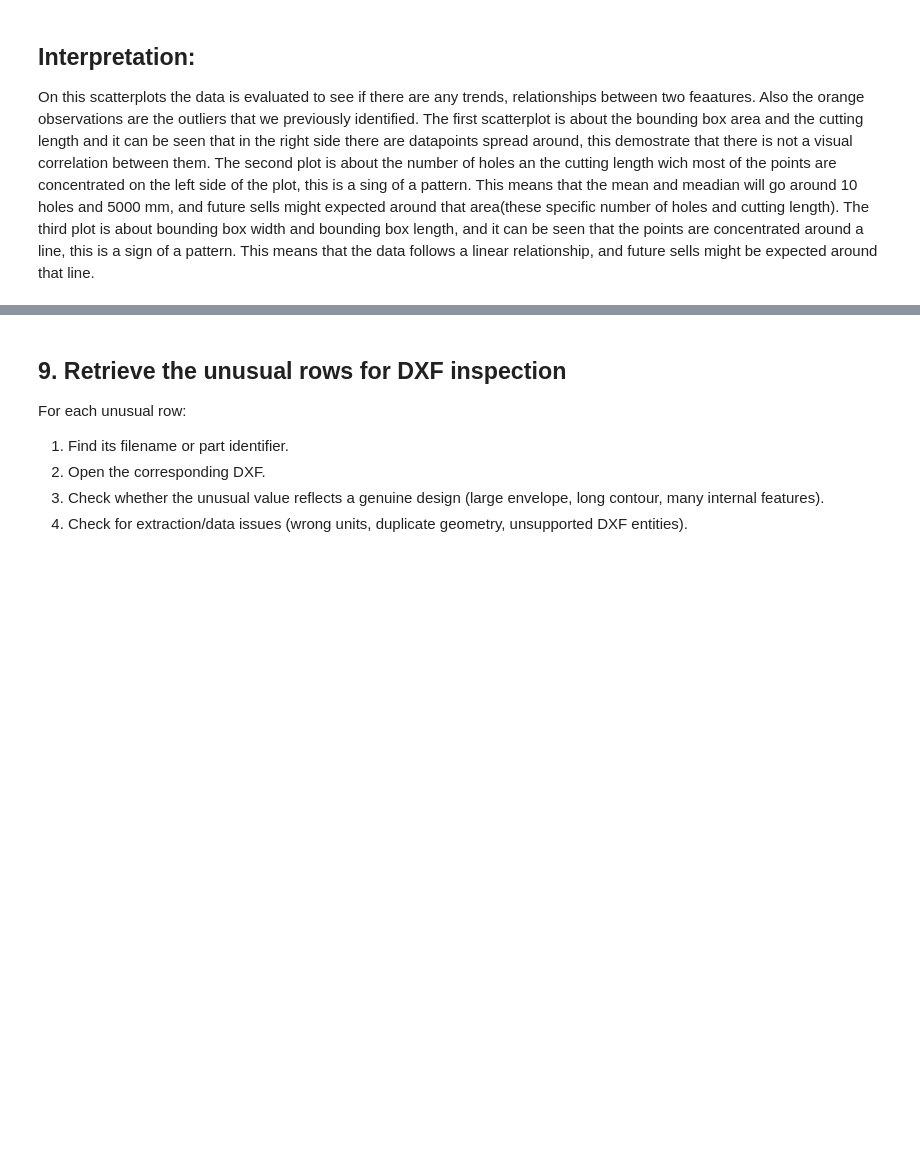
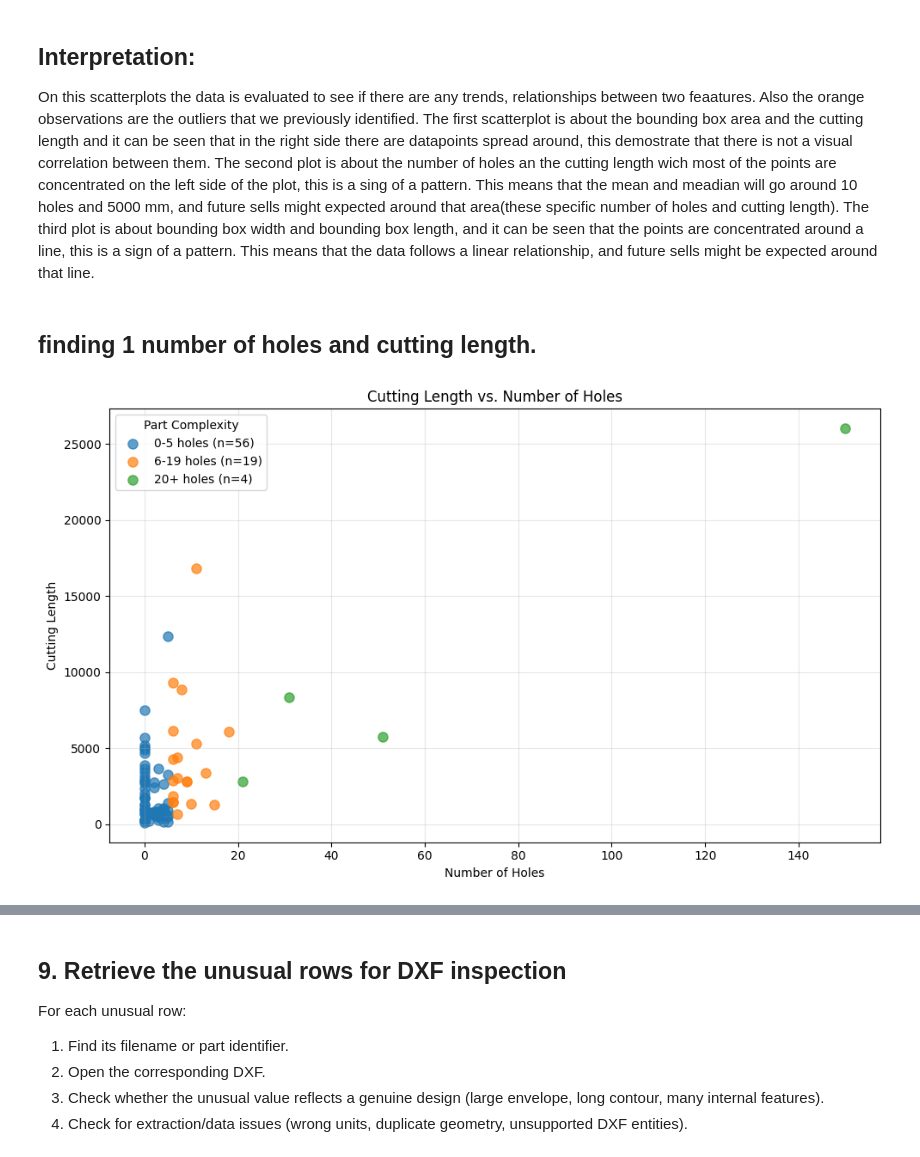
Before and after one commit to stawata/Challange_1_LaserCut-GmbH, a Jupyter notebook: DSF4E_Challenge1-2/LaserCut_EDA_Feature_Exploration.ipynb, the cells around one changed output, grey strips where cells are left out. Cells and saved outputs as stored; diff of their text form; code cells hidden in the pictures; blank space fills up the shorter version.

```diff
--- a/DSF4E_Challenge1-2/LaserCut_EDA_Feature_Exploration.ipynb
+++ b/DSF4E_Challenge1-2/LaserCut_EDA_Feature_Exploration.ipynb
@@ -374,3 +478,74 @@ for x_col, y_col in review_pairs:
 ## Interpretation:
 
 On this scatterplots the data is evaluated to see if there are any trends, relationships between two feaatures. Also the orange observations are the outliers that we previously identified. The first scatterplot is about the bounding box area and the cutting length and it can be seen that in the right side there are datapoints spread around, this demostrate that there is not a visual correlation between them. The second plot is about the number of holes an the cutting length wich most of the points are concentrated on the left side of the plot, this is a sing of a pattern. This means that the mean and meadian will go around 10 holes and 5000 mm, and future sells might expected around that area(these specific number of holes and cutting length). The third plot is about bounding box width and bounding box length, and it can be seen that the points are concentrated around a line, this is a sign of a pattern. This means that the data follows a linear relationship, and future sells might be expected around that line.
+# %% [markdown]
+## finding 1 number of holes and cutting length.
+# %%
+
+import pandas as pd
+import numpy as np
+import matplotlib.pyplot as plt
+
+# --------------------------------------------------
+# 1. Prepare data
+# --------------------------------------------------
+
+plot_df = df[["number_of_holes", "cutting_length"]].copy()
+
+plot_df["number_of_holes"] = pd.to_numeric(
+    plot_df["number_of_holes"], errors="coerce"
+)
+
+plot_df["cutting_length"] = pd.to_numeric(
+    plot_df["cutting_length"], errors="coerce"
+)
+
+plot_df = plot_df.dropna()
+
+# --------------------------------------------------
+# 2. Create groups
+# --------------------------------------------------
+
+plot_df["hole_group"] = np.select(
+    [
+        plot_df["number_of_holes"].between(0, 5),
+        plot_df["number_of_holes"].between(6, 19),
+        plot_df["number_of_holes"] >= 20
+    ],
+    [
+        "0-5 holes",
+        "6-19 holes",
+        "20+ holes"
+    ],
+    default="Other"
+)
+
+# --------------------------------------------------
+# 3. Scatterplot
+# --------------------------------------------------
+
+fig, ax = plt.subplots(figsize=(10, 6))
+
+groups = ["0-5 holes", "6-19 holes", "20+ holes"]
+
+for group in groups:
+    subset = plot_df[plot_df["hole_group"] == group]
+
+    ax.scatter(
+        subset["number_of_holes"],
+        subset["cutting_length"],
+        label=f"{group} (n={len(subset)})",
+        alpha=0.7,
+        s=65
+    )
+
+ax.set_title("Cutting Length vs. Number of Holes")
+ax.set_xlabel("Number of Holes")
+ax.set_ylabel("Cutting Length")
+ax.legend(title="Part Complexity")
+ax.grid(alpha=0.3)
+
+plt.tight_layout()
+plt.show()
+# %% [output]
+[figure, added]
```
Also changed, not shown: parts of 7 cells of this notebook.
